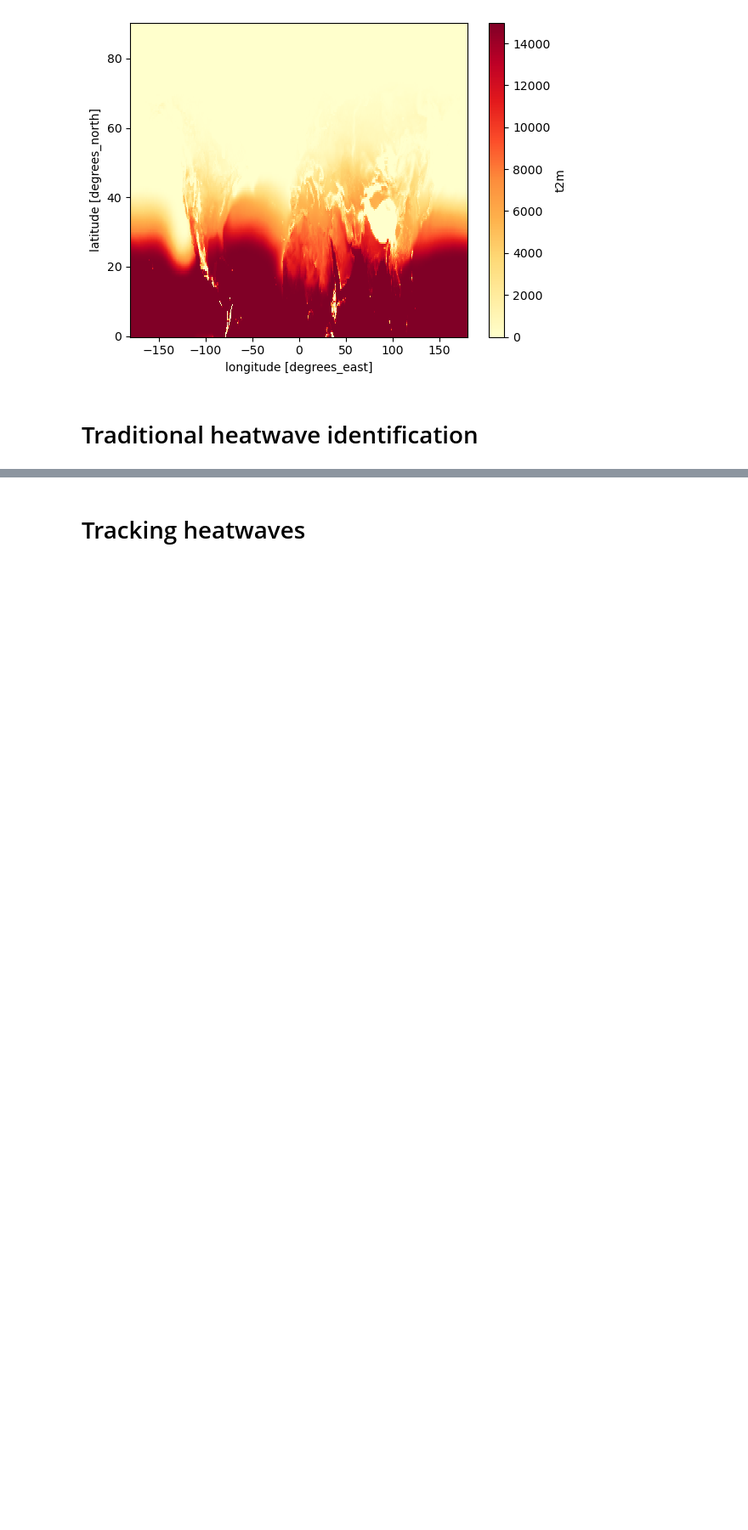
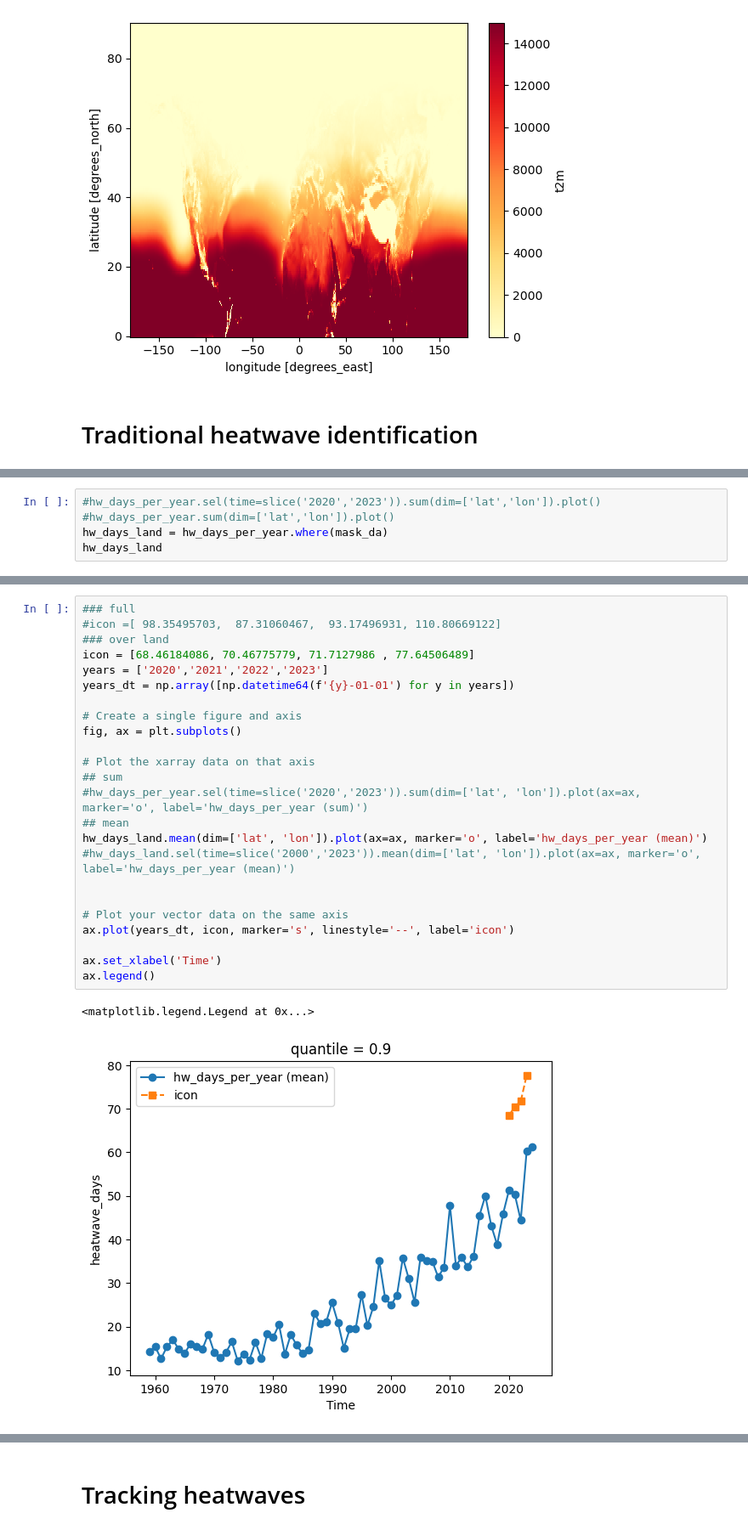
Before and after one commit to edgardotes/HW_contrack, a Jupyter notebook: HW_contrack.ipynb, the cells around one changed output, grey strips where cells are left out. Shown at 85% size. Saved outputs shown, nothing was run; the diff lists cells and outputs as text; blank space fills up the shorter version.

```diff
--- a/HW_contrack.ipynb
+++ b/HW_contrack.ipynb
@@ -433,0 +633,5 @@ tr90d.isel(dayofyear=100).plot()
+# %%
+#hw_days_per_year.sel(time=slice('2020','2023')).sum(dim=['lat','lon']).plot()
+#hw_days_per_year.sum(dim=['lat','lon']).plot()
+hw_days_land = hw_days_per_year.where(mask_da)
+hw_days_land
@@ -433,0 +656,27 @@ tr90d.isel(dayofyear=100).plot()
+# %%
+### full
+#icon =[ 98.35495703,  87.31060467,  93.17496931, 110.80669122]
+### over land
+icon = [68.46184086, 70.46775779, 71.7127986 , 77.64506489]
+years = ['2020','2021','2022','2023']
+years_dt = np.array([np.datetime64(f'{y}-01-01') for y in years])
+
+# Create a single figure and axis
+fig, ax = plt.subplots()
+
+# Plot the xarray data on that axis
+## sum
+#hw_days_per_year.sel(time=slice('2020','2023')).sum(dim=['lat', 'lon']).plot(ax=ax, marker='o', label='hw_days_per_year (sum)')
+## mean
+hw_days_land.mean(dim=['lat', 'lon']).plot(ax=ax, marker='o', label='hw_days_per_year (mean)')
+#hw_days_land.sel(time=slice('2000','2023')).mean(dim=['lat', 'lon']).plot(ax=ax, marker='o', label='hw_days_per_year (mean)')
+
+
+# Plot your vector data on the same axis
+ax.plot(years_dt, icon, marker='s', linestyle='--', label='icon')
+
+ax.set_xlabel('Time')
+ax.legend()
+# %% [output]
+<matplotlib.legend.Legend at 0x...>
+[figure, added]
```
Also changed, not shown: parts of 55 cells of this notebook, 9 other files.
